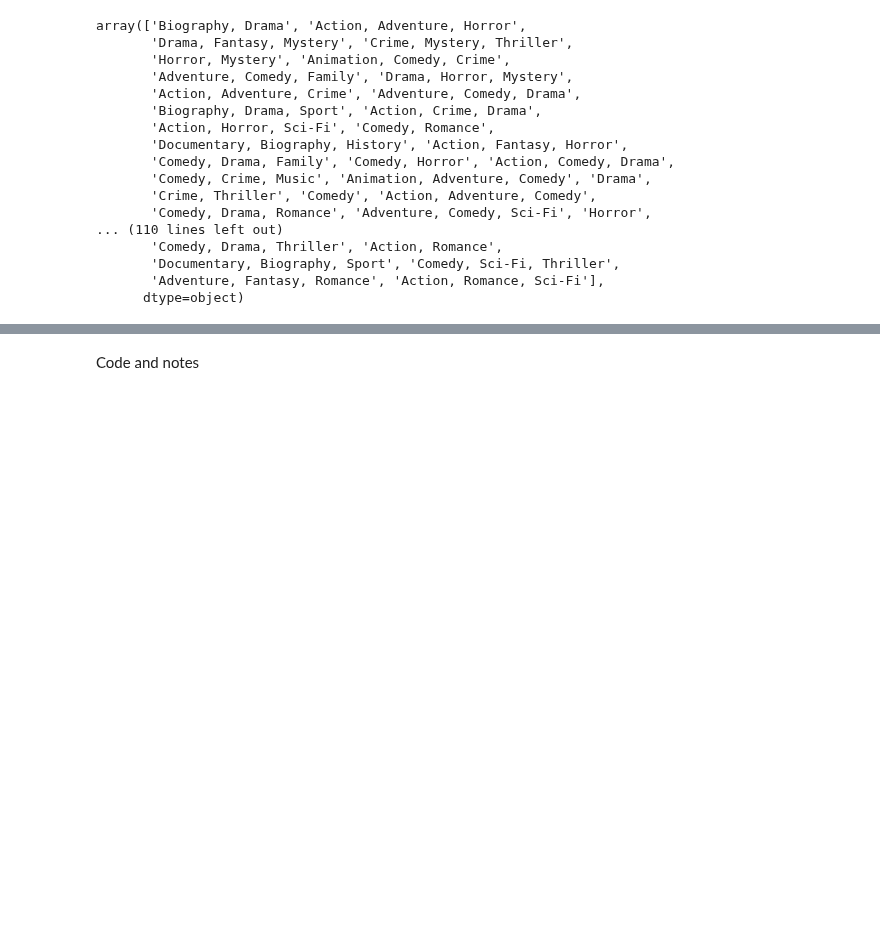
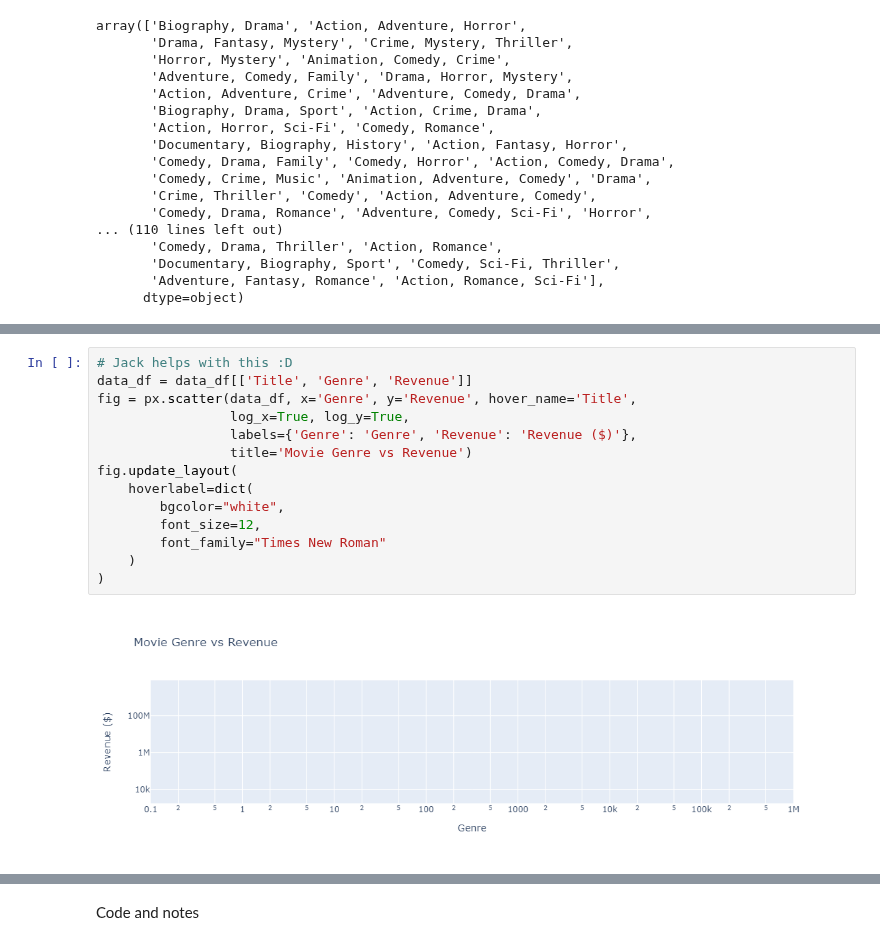
Before and after one commit to Robotrousers/Group1Proj1, a Jupyter notebook: mo_genres.ipynb, the cells around one changed output, grey strips where cells are left out. Cells and saved outputs as stored; diff of their text form; blank space fills up the shorter version.

```diff
--- a/mo_genres.ipynb
+++ b/mo_genres.ipynb
@@ -73,0 +87,16 @@ array(['Biography, Drama', 'Action, Adventure, Horror',
+# %%
+# Jack helps with this :D
+data_df = data_df[['Title', 'Genre', 'Revenue']]
+fig = px.scatter(data_df, x='Genre', y='Revenue', hover_name='Title',
+                 log_x=True, log_y=True,
+                 labels={'Genre': 'Genre', 'Revenue': 'Revenue ($)'},
+                 title='Movie Genre vs Revenue')
+fig.update_layout(
+    hoverlabel=dict(
+        bgcolor="white",
+        font_size=12,
+        font_family="Times New Roman"
+    )
+)
+# %% [output]
+[figure, added]
```
Also changed, not shown: parts of 3 cells of this notebook, 1 other file.
